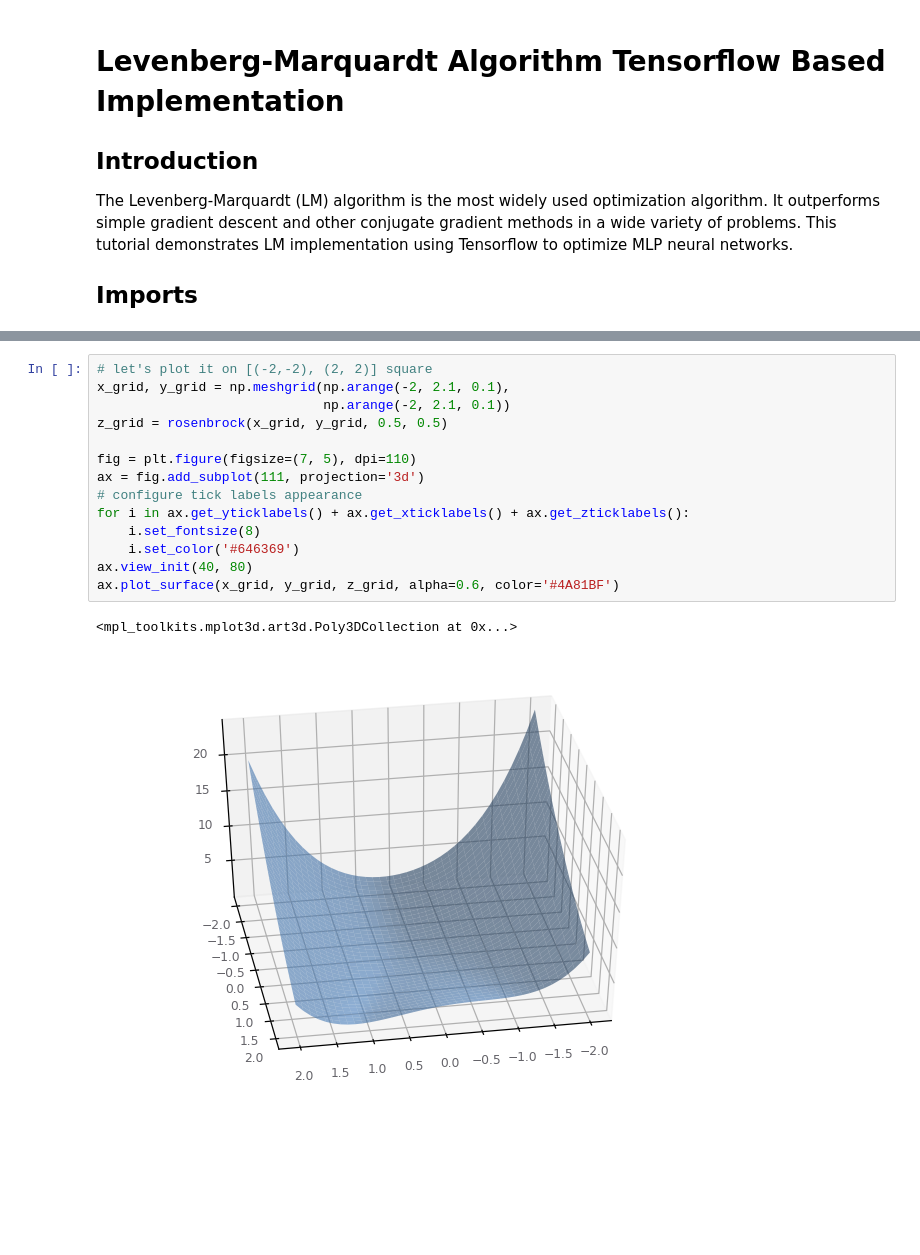
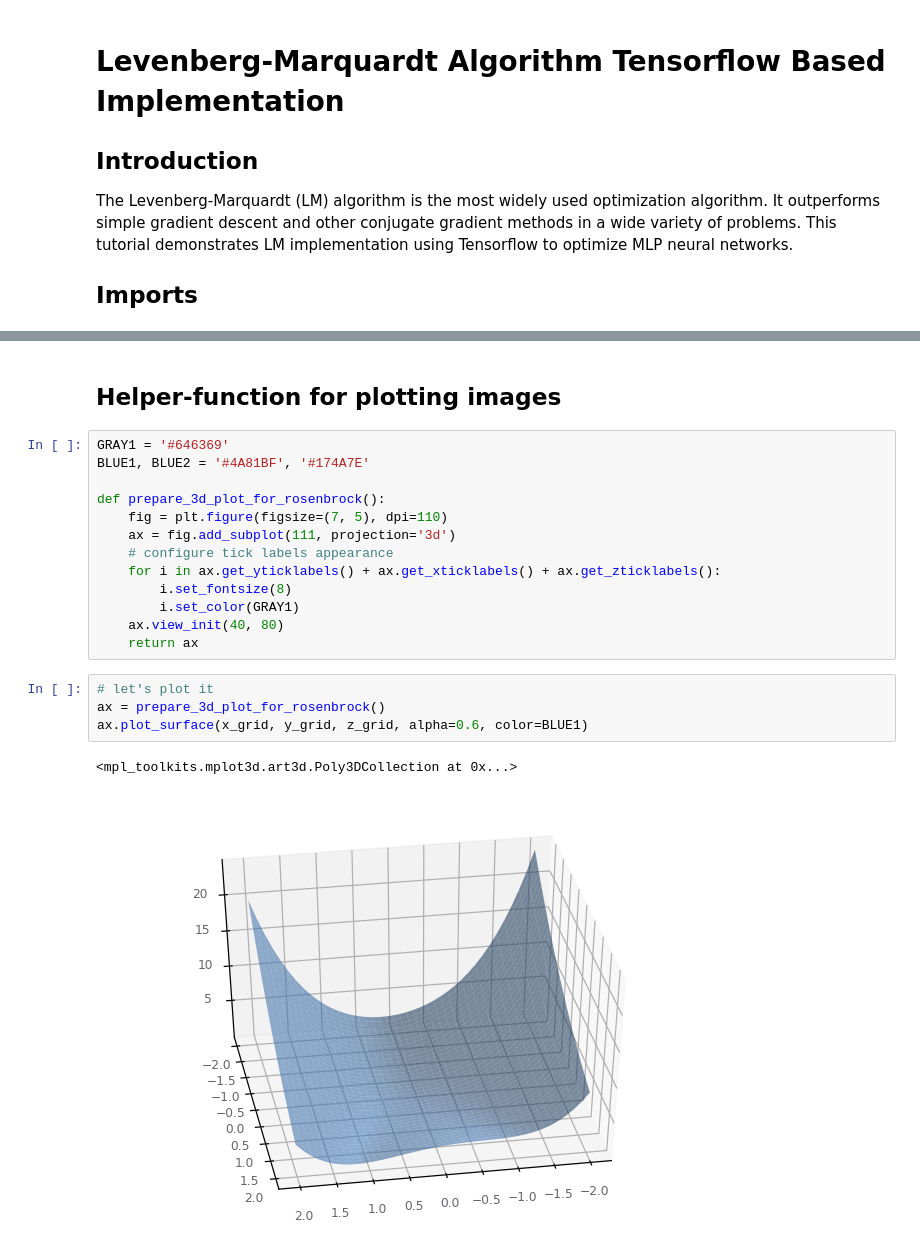
Before and after one commit to empathy87/nn-samples, a Jupyter notebook: tf/[Tutorial] Levenberg-Marquardt.ipynb, the cells around one changed output, grey strips where cells are left out. Drawn from its saved outputs; the diff is of its cells as text; blank space fills up the shorter version.

```diff
--- a/tf/[Tutorial] Levenberg-Marquardt.ipynb
+++ b/tf/[Tutorial] Levenberg-Marquardt.ipynb
@@ -17,19 +24,24 @@ def rosenbrock(x, y, a, b):
+# %% [markdown]
+<h2>Helper-function for plotting images</h2>
 # %%
-# let's plot it on [(-2,-2), (2, 2)] square
-x_grid, y_grid = np.meshgrid(np.arange(-2, 2.1, 0.1),
-                             np.arange(-2, 2.1, 0.1))
-z_grid = rosenbrock(x_grid, y_grid, 0.5, 0.5)
+GRAY1 = '#646369'
+BLUE1, BLUE2 = '#4A81BF', '#174A7E'
 
-fig = plt.figure(figsize=(7, 5), dpi=110)
-ax = fig.add_subplot(111, projection='3d')
-# configure tick labels appearance
-for i in ax.get_yticklabels() + ax.get_xticklabels() + ax.get_zticklabels():
-    i.set_fontsize(8)
-    i.set_color('#646369')
-ax.view_init(40, 80)
-ax.plot_surface(x_grid, y_grid, z_grid, alpha=0.6, color='#4A81BF')
+def prepare_3d_plot_for_rosenbrock():
+    fig = plt.figure(figsize=(7, 5), dpi=110)
+    ax = fig.add_subplot(111, projection='3d')
+    # configure tick labels appearance
+    for i in ax.get_yticklabels() + ax.get_xticklabels() + ax.get_zticklabels():
+        i.set_fontsize(8)
+        i.set_color(GRAY1)
+    ax.view_init(40, 80)
+    return ax
-# %% [output]
-<mpl_toolkits.mplot3d.art3d.Poly3DCollection at 0x...>
-[figure, removed]
+# %%
+# let's plot it
+ax = prepare_3d_plot_for_rosenbrock()
+ax.plot_surface(x_grid, y_grid, z_grid, alpha=0.6, color=BLUE1)
+# %% [output]
+<mpl_toolkits.mplot3d.art3d.Poly3DCollection at 0x...>
+[figure, added]
 # %% [markdown]
 <h2>The Problem</h2>
```
Also changed, not shown: parts of 9 cells of this notebook.
